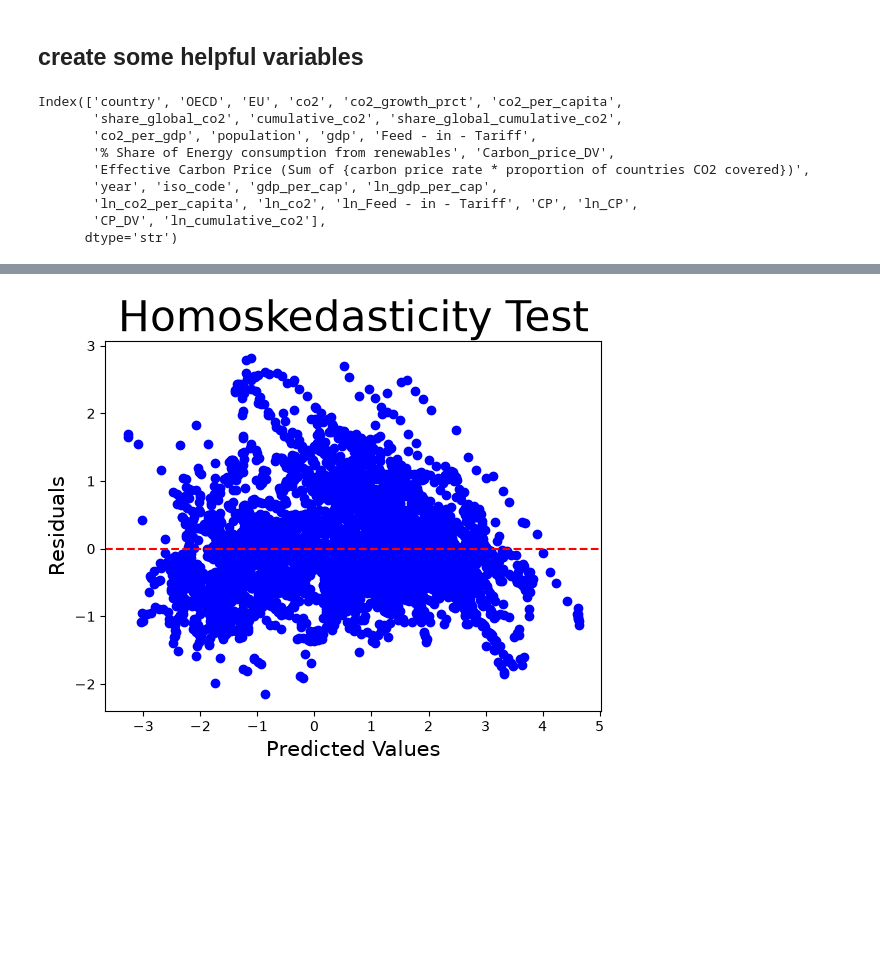
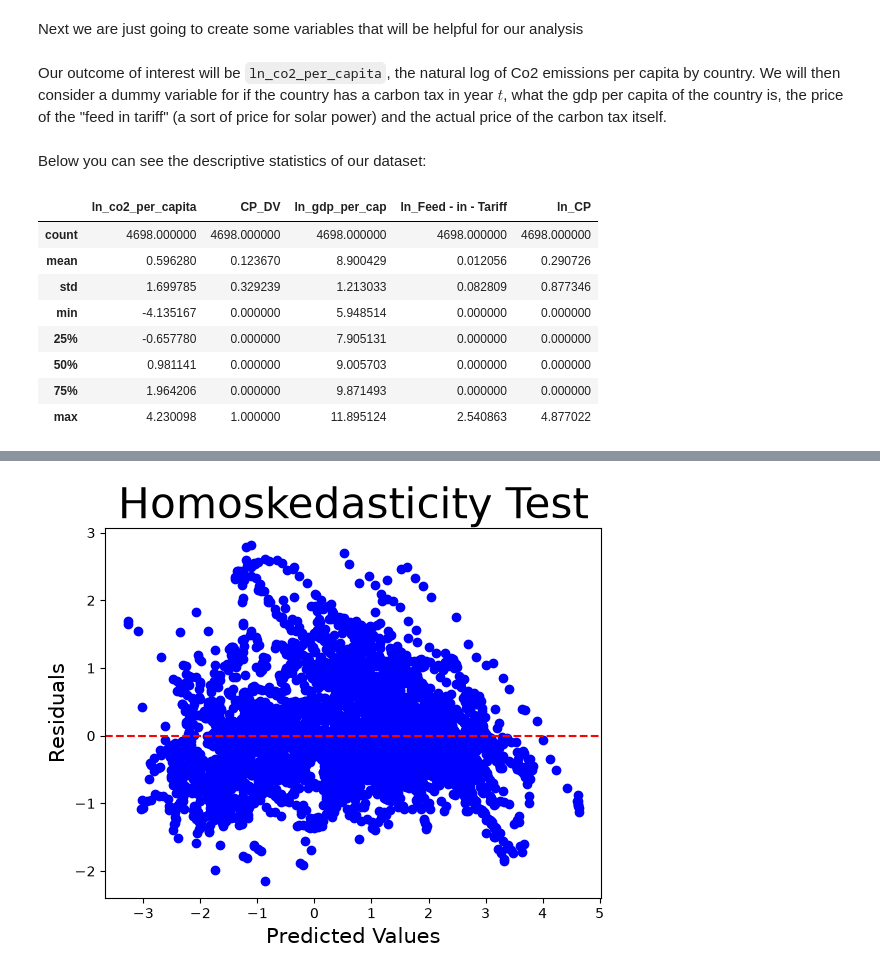
Before and after one commit to Michael-Morgan-Giles/regression_analysis, a Jupyter notebook: 4_panel_data/panel_data_intro.ipynb, the cells around one changed output, grey strips where cells are left out. Saved outputs shown, nothing was run; the diff lists cells and outputs as text; code cells hidden in the pictures; blank space fills up the shorter version.

Commit message:
:memo: more drafting of notebooks, adding data for classification and removed originally forked files

```diff
--- a/4_panel_data/panel_data_intro.ipynb
+++ b/4_panel_data/panel_data_intro.ipynb
@@ -33,5 +53,2 @@ iso_code  = pd.Categorical(data.iso_code)
 # %%
-data = data.set_index(['iso_code', 'year'])
+data = data.set_index(['iso_code', 'year'], drop = False)
-# %%
-data['year'] = year
-data['iso_code']  = iso_code
@@ -54,5 +55,5 @@ CategoricalDtype(categories=['AFG', 'AGO', 'ALB', 'ARE', 'ARG', 'ARM', 'AUS', 'A
 # %% [markdown]
-## create some helpful variables
+Next we are just going to create some variables that will be helpful for our analysis
 # %%
 data['gdp_per_cap'] = data['gdp'] / data['population']
 data['ln_gdp_per_cap'] = np.log(data['gdp_per_cap'])
@@ -63,6 +64,8 @@ data['CP'] = data['Effective Carbon Price (Sum of {carbon price rate * proportio
 data['ln_CP'] = np.log(data['CP']+1)
 data['CP_DV'] = data['Carbon_price_DV']
 data['ln_cumulative_co2'] = np.log(data['cumulative_co2'])
+# %% [markdown]
+Our outcome of interest will be `ln_co2_per_capita`, the natural log of Co2 emissions per capita by country. We will then consider a dummy variable for if the country has a carbon tax in year $t$, what the gdp per capita of the country is, the price of the "feed in tariff" (a sort of price for solar power) and the actual price of the carbon tax itself.
 # %%
 # create lists to call on each mod
 y = "ln_co2_per_capita"
@@ -70,17 +73,19 @@ X = ['CP_DV',
      "ln_gdp_per_cap",
      'ln_Feed - in - Tariff',
      'ln_CP']
+# %% [markdown]
+Below you can see the descriptive statistics of our dataset:
 # %%
-data.columns
+data[[y] + X].describe()
 # %% [output]
-Index(['country', 'OECD', 'EU', 'co2', 'co2_growth_prct', 'co2_per_capita',
-       'share_global_co2', 'cumulative_co2', 'share_global_cumulative_co2',
-       'co2_per_gdp', 'population', 'gdp', 'Feed - in - Tariff',
-       '% Share of Energy consumption from renewables', 'Carbon_price_DV',
-       'Effective Carbon Price (Sum of {carbon price rate * proportion of countries CO2 covered})',
-       'year', 'iso_code', 'gdp_per_cap', 'ln_gdp_per_cap',
-       'ln_co2_per_capita', 'ln_co2', 'ln_Feed - in - Tariff', 'CP', 'ln_CP',
-       'CP_DV', 'ln_cumulative_co2'],
-      dtype='str')
+|  | ln_co2_per_capita | CP_DV | ln_gdp_per_cap | ln_Feed - in - Tariff | ln_CP |
+| count | 4698.000000 | 4698.000000 | 4698.000000 | 4698.000000 | 4698.000000 |
+| mean | 0.596280 | 0.123670 | 8.900429 | 0.012056 | 0.290726 |
+| std | 1.699785 | 0.329239 | 1.213033 | 0.082809 | 0.877346 |
+| min | -4.135167 | 0.000000 | 5.948514 | 0.000000 | 0.000000 |
+| 25% | -0.657780 | 0.000000 | 7.905131 | 0.000000 | 0.000000 |
+| 50% | 0.981141 | 0.000000 | 9.005703 | 0.000000 | 0.000000 |
+| 75% | 1.964206 | 0.000000 | 9.871493 | 0.000000 | 0.000000 |
+| max | 4.230098 | 1.000000 | 11.895124 | 2.540863 | 4.877022 |
 # %% [markdown]
 # Pooled OLS
```
Also changed, not shown: parts of 38 cells of this notebook, 30 other files.
